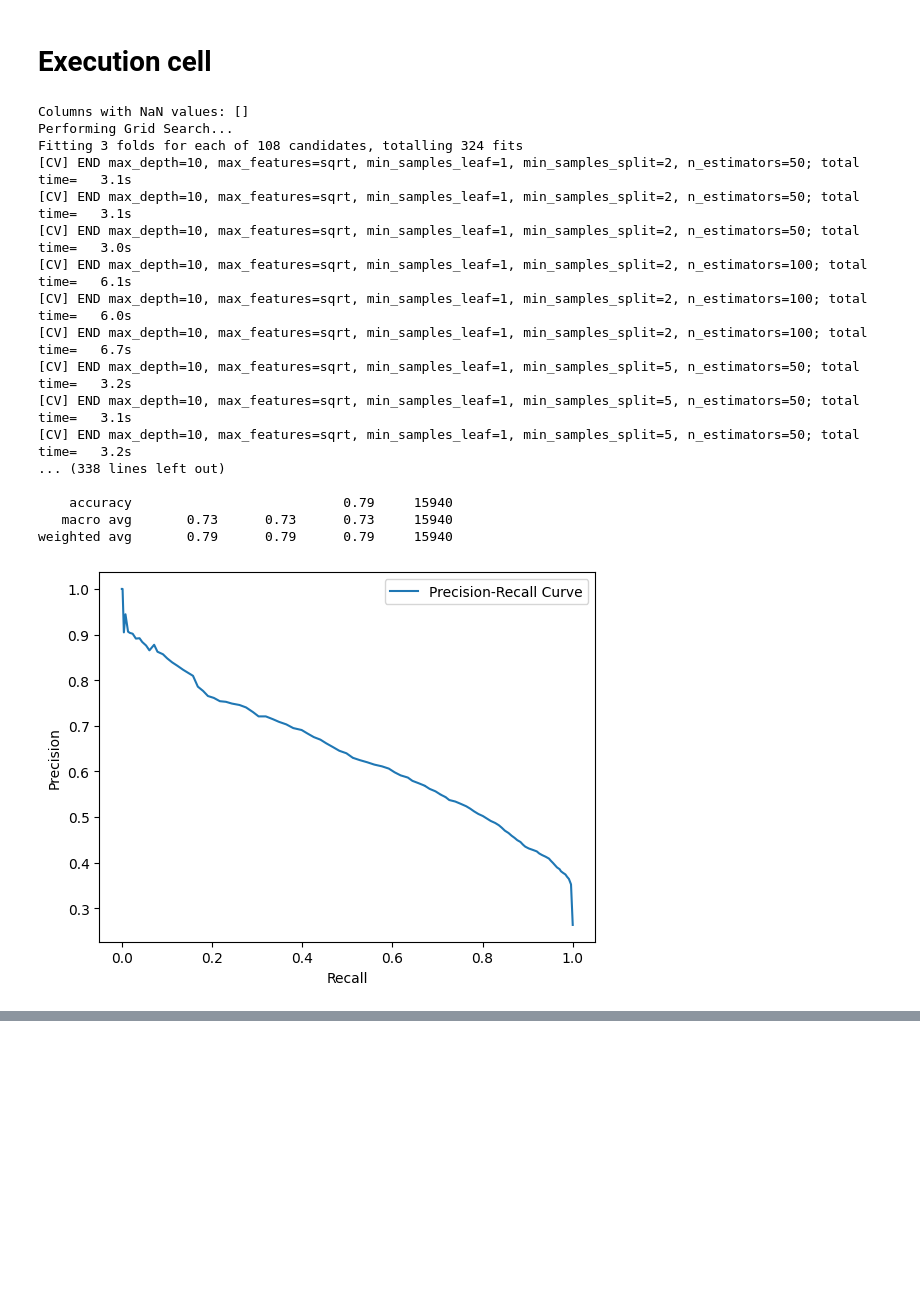
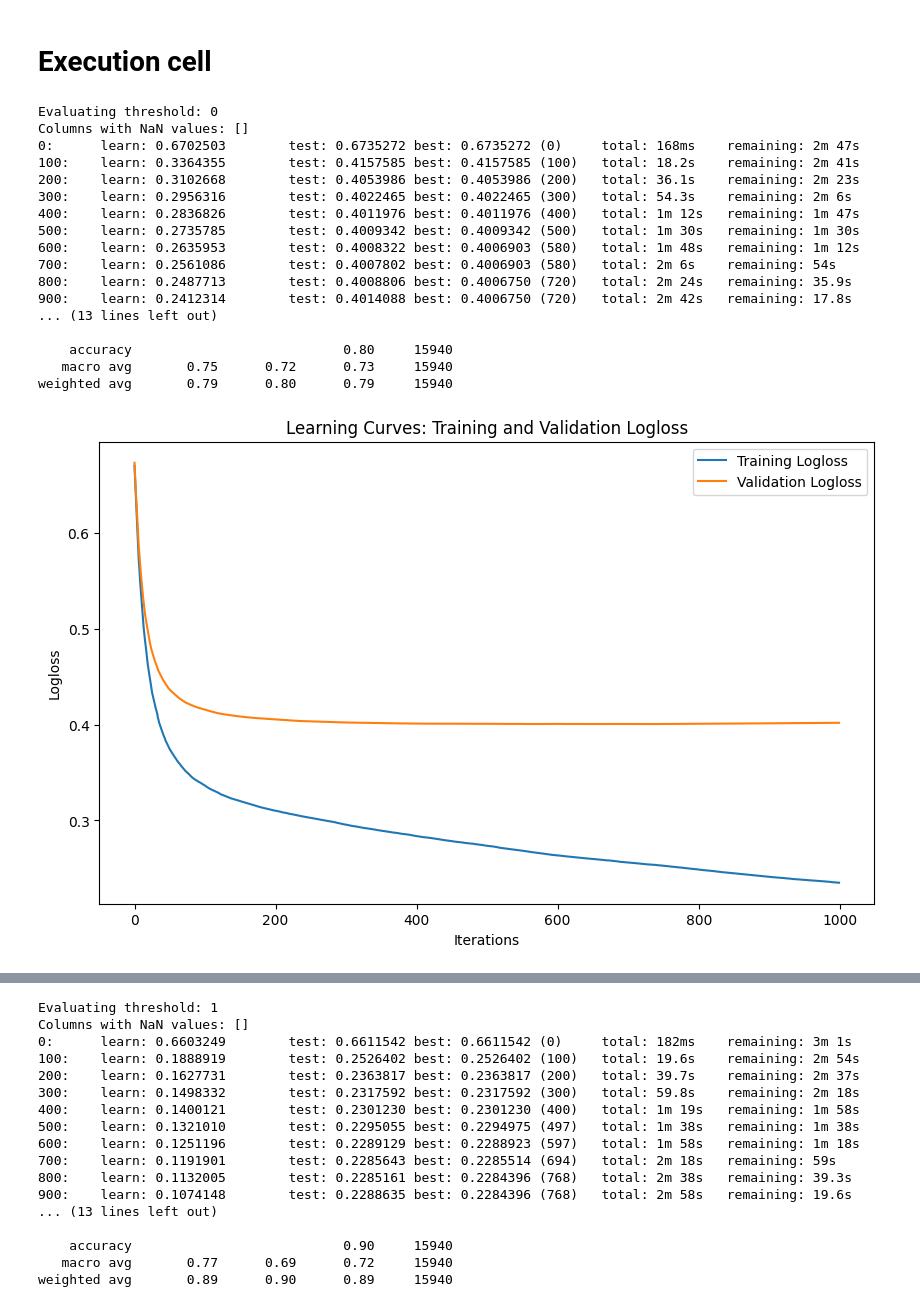
Before and after one commit to ajilataN/Fraud-Detection-in-NFT-Markets, a Jupyter notebook: fraud-detection.ipynb, the cells around one changed output, grey strips where cells are left out. Cells and saved outputs as stored; diff of their text form; code cells hidden in the pictures; blank space fills up the shorter version.

Commit message:
Kaggle Notebook | Fraud Detection | experimenting with different thresholds

```diff
--- a/fraud-detection.ipynb
+++ b/fraud-detection.ipynb
@@ -1054,13 +1043,11 @@ def normalize(data):
     # Define the features to normalize based on your dataset
     features_to_normalize = [
         'num_transactions', 'num_free_transactions', 'lifespan_seconds',
-        'avg_time_between_transactions', 'min_time_between_transactions', 'max_time_between_transactions',
-        'avg_price_usd', 'med_price_usd', 'min_price_usd', 'max_price_usd', 'std_price_usd',
-        'total_volume_usd', 'avg_price_eth', 'med_price_eth', 'min_price_eth', 'max_price_eth',
-        'std_price_eth', 'total_volume_eth', 'avg_price_change_usd', 'min_price_change_usd',
-        'max_price_change_usd', 'std_price_change_usd', 'avg_price_change_eth', 'min_price_change_eth',
-        'max_price_change_eth', 'std_price_change_eth', 'volatility', 'time_weighted_volatility',
-        'percentage_of_collection_volume', 'z_score'
+        'avg_time_between_transactions', 'min_time_between_transactions',
+        'med_price_usd', 'std_price_usd', 'med_price_eth', 'std_price_eth',
+        'avg_price_change_usd', 'max_price_change_usd', 'std_price_change_usd',
+        'avg_price_change_eth', 'max_price_change_eth', 'std_price_change_eth',
+        'volatility', 'time_weighted_volatility', 'percentage_of_collection_volume'
     ]
 
     # Initialize the scaler
@@ -1165,6 +1152,12 @@ def analyze_classification_outcomes(val_results, val_features):
     # visualize_pca(combined_data_fp_tn)
 # %% [markdown]
 ### Model Training
+# %%
+def class_accuracy(target, predictions, target_class):
+
+    target_class_indices = target == target_class
+    correct_predictions = predictions[target_class_indices] == target[target_class_indices]
+    return correct_predictions.mean()
 # %%
 import pandas as pd
 from sklearn.model_selection import train_test_split
@@ -1630,36 +1709,43 @@ def visualize_nft_traces_tokens(classification_results, nft_traces_path, predict
 # %%
 nft_ownership_traces_dir = '/kaggle/input/ethereum-nfts-flagged-for-suspected-wash-trading/nft_ownership_traces'
 flagged_nfts_dir = '/kaggle/input/ethereum-nfts-flagged-for-suspected-wash-trading/flagged_nfts'
 working_dir = '/kaggle/working/'
-data = pd.read_csv('/kaggle/input/combined-flagged-nfts/combined_flagged_nfts.csv')
+data = pd.read_csv('/kaggle/input/combined-flagged-nfts/combined_flagged_nfts_2.csv')
 classification_results = pd.read_csv('/kaggle/input/combined-flagged-nfts/classification_results.csv')
 
 
 # main_processing(nft_ownership_traces_dir, flagged_nfts_dir, working_dir)
 # analyze_flagged_trades(flagged_nfts_dir, working_dir)
 # display_csv_headings('/kaggle/working/')
 # multiclass_catboost_model(data)
-# binary_catboost(data)
+
+# binary_catboost(data, threshold=0.5, normalization='true')
+# binary_catboost(data, threshold=0.4)
+# binary_catboost(data, threshold=0.6)
+
+thresholds = range(0, 10)
+evaluate_thresholds(data, thresholds)
+
 # binary_ann(data)
-binary_random_forest(data)
+# binary_random_forest(data)
 # visualize_nft_traces(classification_results, nft_traces_path, "False Negative")
 # visualize_nft_traces_tokens(classification_results, nft_ownership_traces_dir, "False Negative")
 # %% [output]
+Evaluating threshold: 0
 Columns with NaN values: []
-Performing Grid Search...
-Fitting 3 folds for each of 108 candidates, totalling 324 fits
-[CV] END max_depth=10, max_features=sqrt, min_samples_leaf=1, min_samples_split=2, n_estimators=50; total time=   3.1s
-[CV] END max_depth=10, max_features=sqrt, min_samples_leaf=1, min_samples_split=2, n_estimators=50; total time=   3.1s
-[CV] END max_depth=10, max_features=sqrt, min_samples_leaf=1, min_samples_split=2, n_estimators=50; total time=   3.0s
-[CV] END max_depth=10, max_features=sqrt, min_samples_leaf=1, min_samples_split=2, n_estimators=100; total time=   6.1s
-[CV] END max_depth=10, max_features=sqrt, min_samples_leaf=1, min_samples_split=2, n_estimators=100; total time=   6.0s
-[CV] END max_depth=10, max_features=sqrt, min_samples_leaf=1, min_samples_split=2, n_estimators=100; total time=   6.7s
-[CV] END max_depth=10, max_features=sqrt, min_samples_leaf=1, min_samples_split=5, n_estimators=50; total time=   3.2s
-[CV] END max_depth=10, max_features=sqrt, min_samples_leaf=1, min_samples_split=5, n_estimators=50; total time=   3.1s
-[CV] END max_depth=10, max_features=sqrt, min_samples_leaf=1, min_samples_split=5, n_estimators=50; total time=   3.2s
-... (338 lines left out)
+0:      learn: 0.6702503        test: 0.6735272 best: 0.6735272 (0)     total: 168ms    remaining: 2m 47s
+100:    learn: 0.3364355        test: 0.4157585 best: 0.4157585 (100)   total: 18.2s    remaining: 2m 41s
+200:    learn: 0.3102668        test: 0.4053986 best: 0.4053986 (200)   total: 36.1s    remaining: 2m 23s
+300:    learn: 0.2956316        test: 0.4022465 best: 0.4022465 (300)   total: 54.3s    remaining: 2m 6s
+400:    learn: 0.2836826        test: 0.4011976 best: 0.4011976 (400)   total: 1m 12s   remaining: 1m 47s
+500:    learn: 0.2735785        test: 0.4009342 best: 0.4009342 (500)   total: 1m 30s   remaining: 1m 30s
+600:    learn: 0.2635953        test: 0.4008322 best: 0.4006903 (580)   total: 1m 48s   remaining: 1m 12s
+700:    learn: 0.2561086        test: 0.4007802 best: 0.4006903 (580)   total: 2m 6s    remaining: 54s
+800:    learn: 0.2487713        test: 0.4008806 best: 0.4006750 (720)   total: 2m 24s   remaining: 35.9s
+900:    learn: 0.2412314        test: 0.4014088 best: 0.4006750 (720)   total: 2m 42s   remaining: 17.8s
+... (13 lines left out)
 
-    accuracy                           0.79     15940
-   macro avg       0.73      0.73      0.73     15940
-weighted avg       0.79      0.79      0.79     15940
+    accuracy                           0.80     15940
+   macro avg       0.75      0.72      0.73     15940
+weighted avg       0.79      0.80      0.79     15940
-[figure, old version]
+[figure, new version]
@@ -1670,0 +1771,17 @@ Confusion Matrix:
+Evaluating threshold: 1
+Columns with NaN values: []
+0:      learn: 0.6603249        test: 0.6611542 best: 0.6611542 (0)     total: 182ms    remaining: 3m 1s
+100:    learn: 0.1888919        test: 0.2526402 best: 0.2526402 (100)   total: 19.6s    remaining: 2m 54s
+200:    learn: 0.1627731        test: 0.2363817 best: 0.2363817 (200)   total: 39.7s    remaining: 2m 37s
+300:    learn: 0.1498332        test: 0.2317592 best: 0.2317592 (300)   total: 59.8s    remaining: 2m 18s
+400:    learn: 0.1400121        test: 0.2301230 best: 0.2301230 (400)   total: 1m 19s   remaining: 1m 58s
+500:    learn: 0.1321010        test: 0.2295055 best: 0.2294975 (497)   total: 1m 38s   remaining: 1m 38s
+600:    learn: 0.1251196        test: 0.2289129 best: 0.2288923 (597)   total: 1m 58s   remaining: 1m 18s
+700:    learn: 0.1191901        test: 0.2285643 best: 0.2285514 (694)   total: 2m 18s   remaining: 59s
+800:    learn: 0.1132005        test: 0.2285161 best: 0.2284396 (768)   total: 2m 38s   remaining: 39.3s
+900:    learn: 0.1074148        test: 0.2288635 best: 0.2284396 (768)   total: 2m 58s   remaining: 19.6s
+... (13 lines left out)
+
+    accuracy                           0.90     15940
+   macro avg       0.77      0.69      0.72     15940
+weighted avg       0.89      0.90      0.89     15940
```
Also changed, not shown: parts of 8 cells of this notebook.
